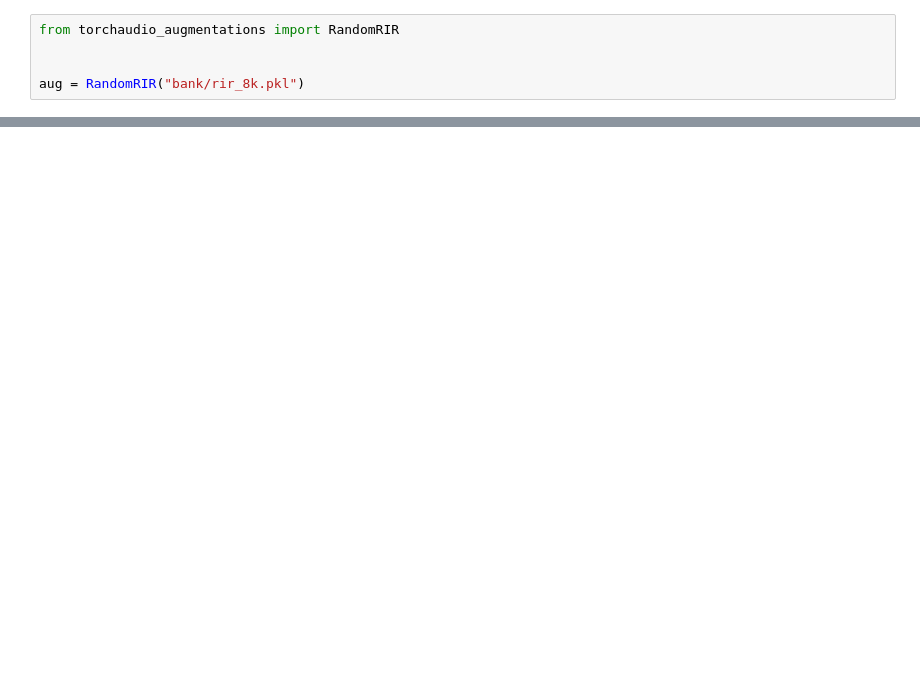
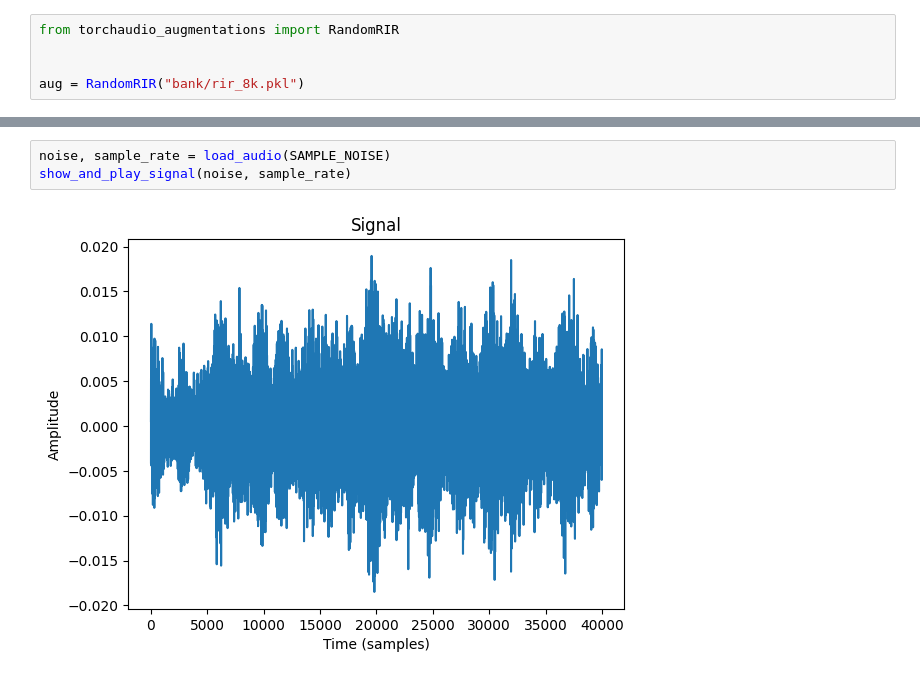
Before and after one commit to kligvasser/torchaudio-augmentations, a Jupyter notebook: demo.ipynb, the cells around one changed output, grey strips where cells are left out. Cells and saved outputs as stored; diff of their text form; blank space fills up the shorter version.

```diff
--- a/demo.ipynb
+++ b/demo.ipynb
@@ -125,0 +157,5 @@ show_and_play_signal(waveform_rir, sample_rate)
+# %%
+noise, sample_rate = load_audio(SAMPLE_NOISE)
+show_and_play_signal(noise, sample_rate)
+# %% [output]
+[figure, added]
```
Also changed, not shown: parts of 7 cells of this notebook, 7 other files.
